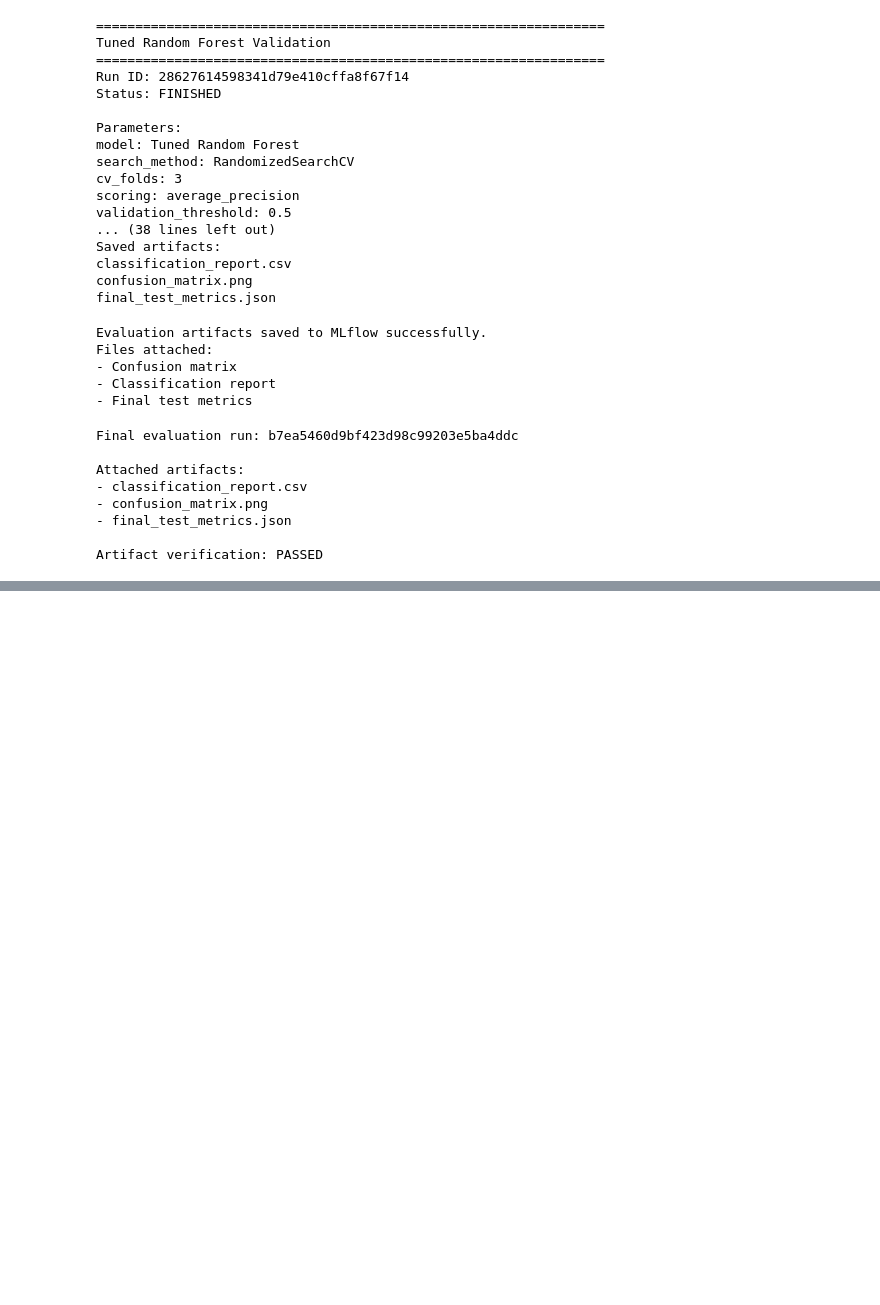
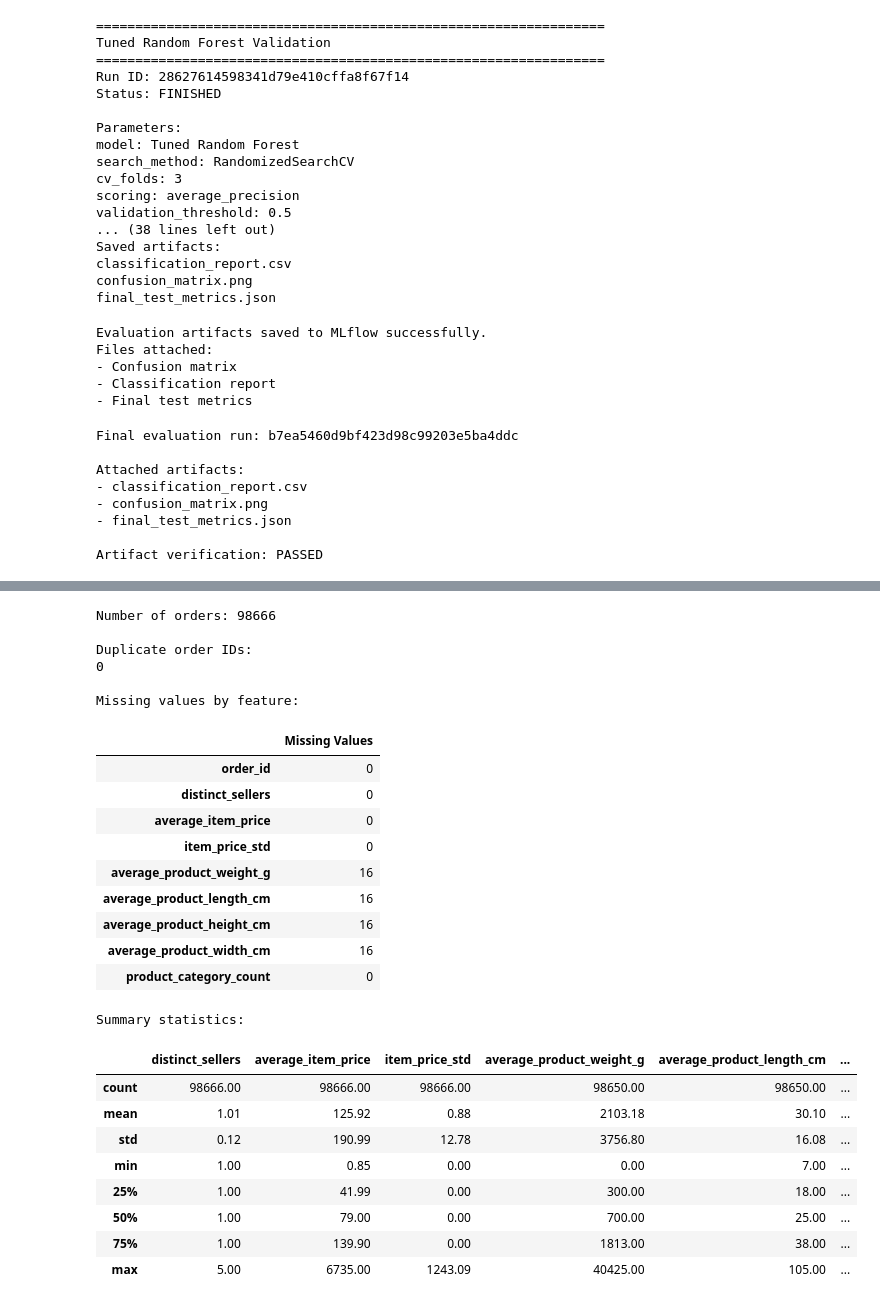
Before and after one commit to Opeheh1/olist-customer-segmentation, a Jupyter notebook: notebooks/model_development.ipynb, the cells around one changed output, grey strips where cells are left out. Cells and saved outputs as stored; diff of their text form; code cells hidden in the pictures; blank space fills up the shorter version.

```diff
--- a/notebooks/model_development.ipynb
+++ b/notebooks/model_development.ipynb
@@ -3774,0 +5664,45 @@ Artifact verification: PASSED
+# %%
+# Check the completeness and basic quality of the newly engineered features.
+# This helps identify missing values before adding them to the modelling data.
+
+print("Number of orders:", len(additional_order_features))
+
+print("\nDuplicate order IDs:")
+print(additional_order_features["order_id"].duplicated().sum())
+
+print("\nMissing values by feature:")
+display(
+    additional_order_features.isnull().sum().to_frame(
+        name="Missing Values"
+    )
+)
+
+print("\nSummary statistics:")
+display(additional_order_features.describe().round(2))
+# %% [output]
+Number of orders: 98666
+
+Duplicate order IDs:
+0
+
+Missing values by feature:
+|  | Missing Values |
+| order_id | 0 |
+| distinct_sellers | 0 |
+| average_item_price | 0 |
+| item_price_std | 0 |
+| average_product_weight_g | 16 |
+| average_product_length_cm | 16 |
+| average_product_height_cm | 16 |
+| average_product_width_cm | 16 |
+| product_category_count | 0 |
+Summary statistics:
+|  | distinct_sellers | average_item_price | item_price_std | average_product_weight_g | average_product_length_cm | ... |
+| count | 98666.00 | 98666.00 | 98666.00 | 98650.00 | 98650.00 | ... |
+| mean | 1.01 | 125.92 | 0.88 | 2103.18 | 30.10 | ... |
+| std | 0.12 | 190.99 | 12.78 | 3756.80 | 16.08 | ... |
+| min | 1.00 | 0.85 | 0.00 | 0.00 | 7.00 | ... |
+| 25% | 1.00 | 41.99 | 0.00 | 300.00 | 18.00 | ... |
+| 50% | 1.00 | 79.00 | 0.00 | 700.00 | 25.00 | ... |
+| 75% | 1.00 | 139.90 | 0.00 | 1813.00 | 38.00 | ... |
+| max | 5.00 | 6735.00 | 1243.09 | 40425.00 | 105.00 | ... |
```
Also changed, not shown: parts of 58 cells of this notebook.
